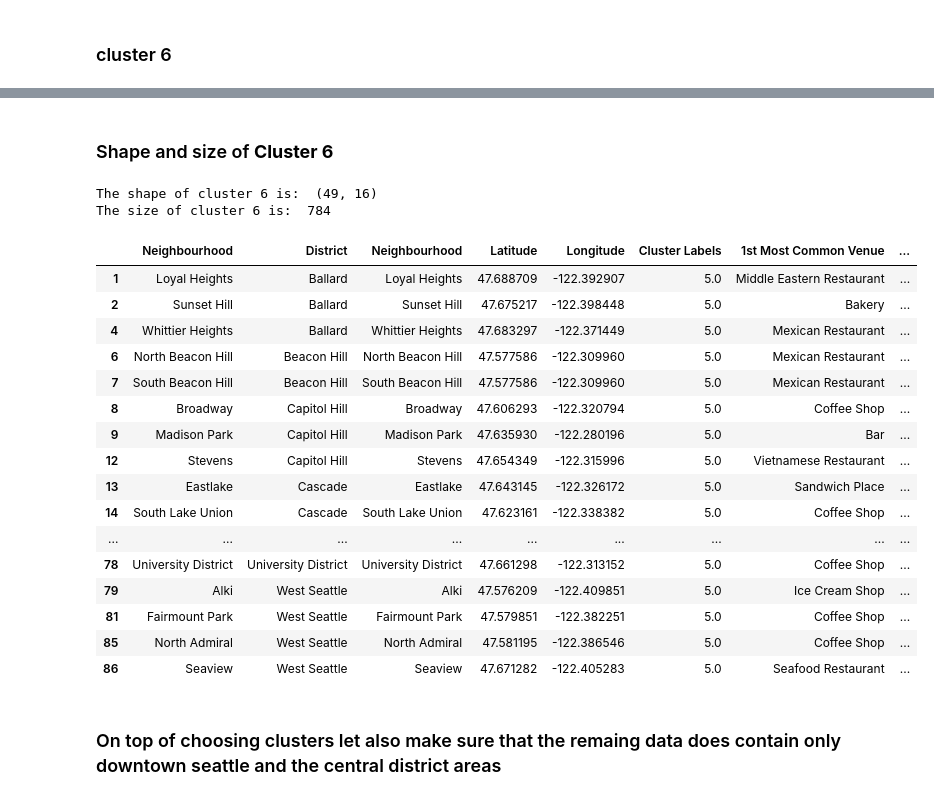
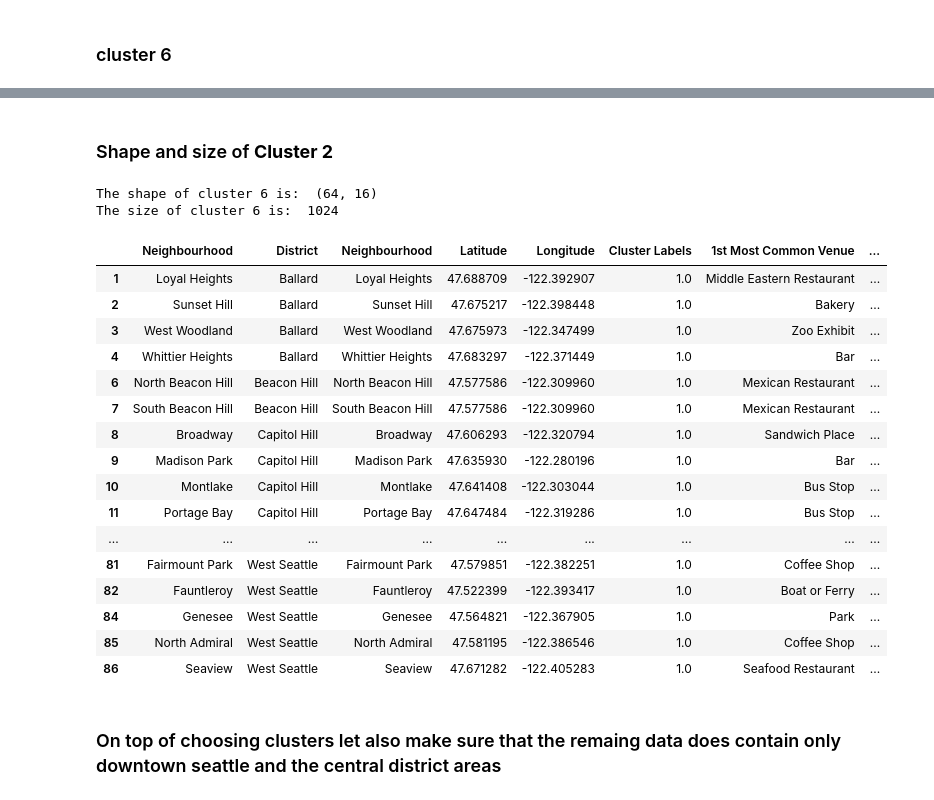
Before and after one commit to Eric-Longomo/Capstone_BattleOfNeighborhoods, a Jupyter notebook: Capstone_Project_Battle_Of_Neighbourhoods_Week2.ipynb, the cells around one changed output, grey strips where cells are left out. Cells and saved outputs as stored; diff of their text form; code cells hidden in the pictures.

```diff
--- a/Capstone_Project_Battle_Of_Neighbourhoods_Week2.ipynb
+++ b/Capstone_Project_Battle_Of_Neighbourhoods_Week2.ipynb
@@ -725,6 +728,6 @@ In this step, we run **k-means** to cluster the neighborhoods into 7 different c
 # %%
 # set number of clusters
-kclusters = 7
+kclusters = 6
 
 seattle_grouped_clustering = seattle_grouped.drop('Neighbourhood', 1)
 
@@ -913,30 +895,30 @@ We will also limit the analysis to only the **Central area distric**  and **Down
 # %% [markdown]
-### Shape and size of **Cluster 6**
+### Shape and size of **Cluster 2**
 # %%
-print('The shape of cluster 6 is: ', Cluster_6.shape)
-print('The size of cluster 6 is: ', Cluster_6.size)
+print('The shape of cluster 6 is: ', Cluster_2.shape)
+print('The size of cluster 6 is: ', Cluster_2.size)
 #Cluster_6 =Cluster_6.drop([Cluster_6.columns[0] ],  axis='columns')
-Cluster_6
+Cluster_2
 # %% [output]
-The shape of cluster 6 is:  (49, 16)
-The size of cluster 6 is:  784
+The shape of cluster 6 is:  (64, 16)
+The size of cluster 6 is:  1024
 |  | Neighbourhood | District | Neighbourhood | Latitude | Longitude | Cluster Labels | 1st Most Common Venue | ... |
-| 1 | Loyal Heights | Ballard | Loyal Heights | 47.688709 | -122.392907 | 5.0 | Middle Eastern Restaurant | ... |
-| 2 | Sunset Hill | Ballard | Sunset Hill | 47.675217 | -122.398448 | 5.0 | Bakery | ... |
-| 4 | Whittier Heights | Ballard | Whittier Heights | 47.683297 | -122.371449 | 5.0 | Mexican Restaurant | ... |
-| 6 | North Beacon Hill | Beacon Hill | North Beacon Hill | 47.577586 | -122.309960 | 5.0 | Mexican Restaurant | ... |
-| 7 | South Beacon Hill | Beacon Hill | South Beacon Hill | 47.577586 | -122.309960 | 5.0 | Mexican Restaurant | ... |
-| 8 | Broadway | Capitol Hill | Broadway | 47.606293 | -122.320794 | 5.0 | Coffee Shop | ... |
-| 9 | Madison Park | Capitol Hill | Madison Park | 47.635930 | -122.280196 | 5.0 | Bar | ... |
-| 12 | Stevens | Capitol Hill | Stevens | 47.654349 | -122.315996 | 5.0 | Vietnamese Restaurant | ... |
-| 13 | Eastlake | Cascade | Eastlake | 47.643145 | -122.326172 | 5.0 | Sandwich Place | ... |
-| 14 | South Lake Union | Cascade | South Lake Union | 47.623161 | -122.338382 | 5.0 | Coffee Shop | ... |
+| 1 | Loyal Heights | Ballard | Loyal Heights | 47.688709 | -122.392907 | 1.0 | Middle Eastern Restaurant | ... |
+| 2 | Sunset Hill | Ballard | Sunset Hill | 47.675217 | -122.398448 | 1.0 | Bakery | ... |
+| 3 | West Woodland | Ballard | West Woodland | 47.675973 | -122.347499 | 1.0 | Zoo Exhibit | ... |
+| 4 | Whittier Heights | Ballard | Whittier Heights | 47.683297 | -122.371449 | 1.0 | Bar | ... |
+| 6 | North Beacon Hill | Beacon Hill | North Beacon Hill | 47.577586 | -122.309960 | 1.0 | Mexican Restaurant | ... |
+| 7 | South Beacon Hill | Beacon Hill | South Beacon Hill | 47.577586 | -122.309960 | 1.0 | Mexican Restaurant | ... |
+| 8 | Broadway | Capitol Hill | Broadway | 47.606293 | -122.320794 | 1.0 | Sandwich Place | ... |
+| 9 | Madison Park | Capitol Hill | Madison Park | 47.635930 | -122.280196 | 1.0 | Bar | ... |
+| 10 | Montlake | Capitol Hill | Montlake | 47.641408 | -122.303044 | 1.0 | Bus Stop | ... |
+| 11 | Portage Bay | Capitol Hill | Portage Bay | 47.647484 | -122.319286 | 1.0 | Bus Stop | ... |
 | ... | ... | ... | ... | ... | ... | ... | ... | ... |
-| 78 | University District | University District | University District | 47.661298 | -122.313152 | 5.0 | Coffee Shop | ... |
-| 79 | Alki | West Seattle | Alki | 47.576209 | -122.409851 | 5.0 | Ice Cream Shop | ... |
-| 81 | Fairmount Park | West Seattle | Fairmount Park | 47.579851 | -122.382251 | 5.0 | Coffee Shop | ... |
-| 85 | North Admiral | West Seattle | North Admiral | 47.581195 | -122.386546 | 5.0 | Coffee Shop | ... |
-| 86 | Seaview | West Seattle | Seaview | 47.671282 | -122.405283 | 5.0 | Seafood Restaurant | ... |
+| 81 | Fairmount Park | West Seattle | Fairmount Park | 47.579851 | -122.382251 | 1.0 | Coffee Shop | ... |
+| 82 | Fauntleroy | West Seattle | Fauntleroy | 47.522399 | -122.393417 | 1.0 | Boat or Ferry | ... |
+| 84 | Genesee | West Seattle | Genesee | 47.564821 | -122.367905 | 1.0 | Park | ... |
+| 85 | North Admiral | West Seattle | North Admiral | 47.581195 | -122.386546 | 1.0 | Coffee Shop | ... |
+| 86 | Seaview | West Seattle | Seaview | 47.671282 | -122.405283 | 1.0 | Seafood Restaurant | ... |
 # %% [markdown]
 ### On top of choosing clusters let also make sure that the remaing data does contain only downtown seattle and the central district areas
 # %%
```
Also changed, not shown: parts of 39 cells of this notebook.
